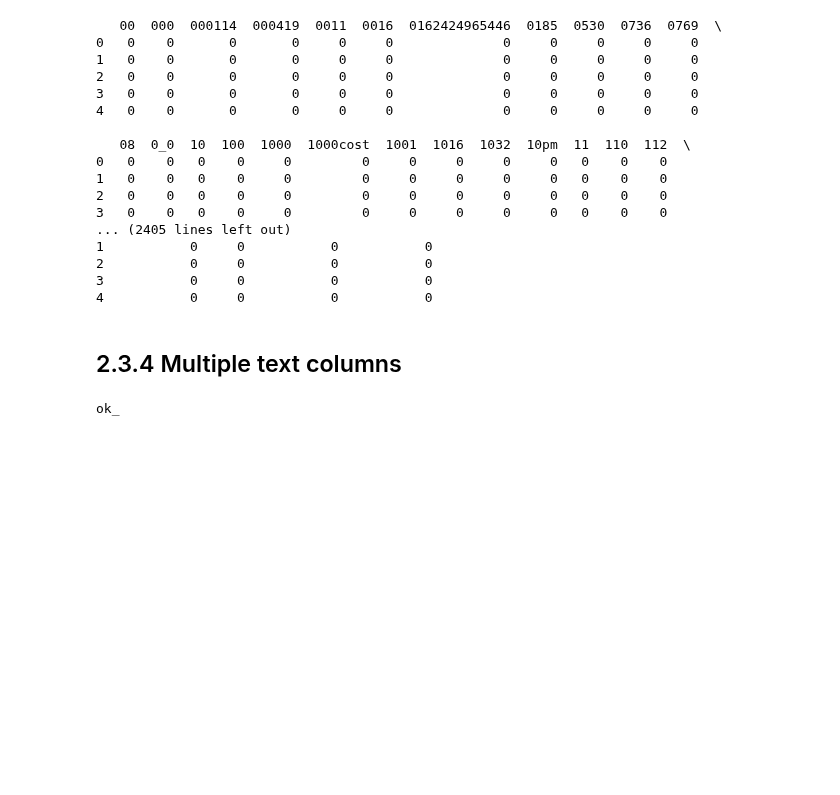
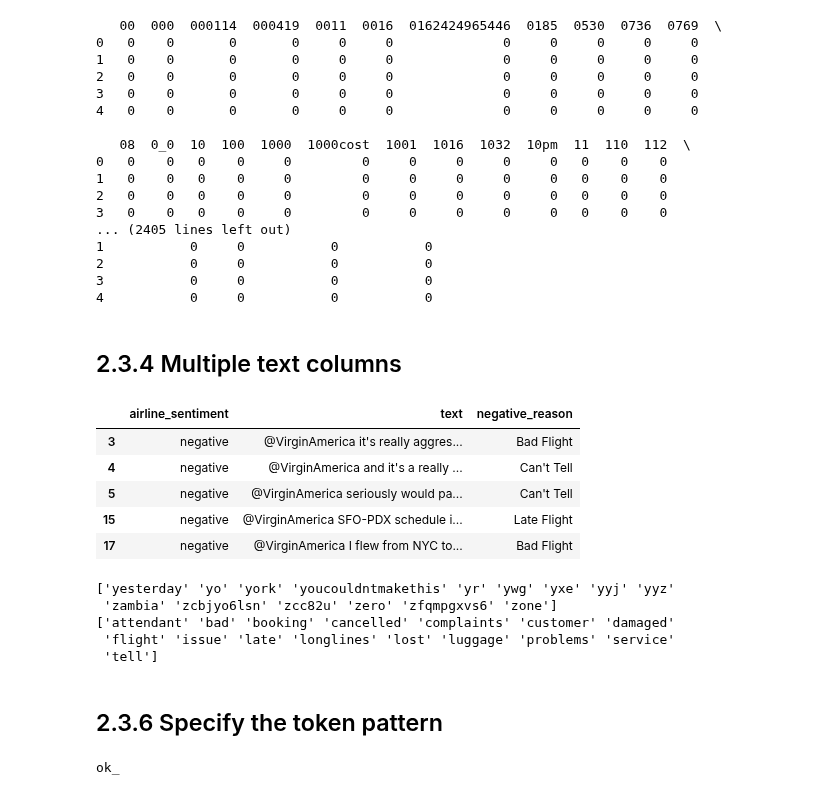
Before and after one commit to oecorrechag/natural_language_processing, a Jupyter notebook: 2. Sentiment Analysis in Python/notebooks/2.3.0_More on Numeric Vectors Transforming Tweets.ipynb, the cells around one changed output. Drawn from its saved outputs; the diff is of its cells as text; code cells hidden in the pictures; blank space fills up the shorter version.

```diff
--- a/2. Sentiment Analysis in Python/notebooks/2.3.0_More on Numeric Vectors Transforming Tweets.ipynb
+++ b/2. Sentiment Analysis in Python/notebooks/2.3.0_More on Numeric Vectors Transforming Tweets.ipynb
@@ -105,6 +105,41 @@ print(X_df.head())
 4           0     0           0           0
 # %% [markdown]
 ## 2.3.4 Multiple text columns
+# %%
+tweets = pd.read_csv(raw / "Tweets.csv", sep=',')
+tweets = tweets.loc[:,['airline_sentiment', 'text', 'negativereason']]
+tweets.rename(columns={'negativereason':'negative_reason'}, inplace=True)
+tweets = tweets[tweets['airline_sentiment'] == 'negative']
+tweets = tweets.iloc[0:1258]
+tweets.head()
+# %% [output]
+|  | airline_sentiment | text | negative_reason |
+| 3 | negative | @VirginAmerica it's really aggres... | Bad Flight |
+| 4 | negative | @VirginAmerica and it's a really ... | Can't Tell |
+| 5 | negative | @VirginAmerica seriously would pa... | Can't Tell |
+| 15 | negative | @VirginAmerica SFO-PDX schedule i... | Late Flight |
+| 17 | negative | @VirginAmerica I flew from NYC to... | Bad Flight |
+# %%
+# Define the stop words
+my_stop_words = ENGLISH_STOP_WORDS.union(['airline', 'airlines', '@', 'am', 'pm'])
+
+# Build and fit the vectorizers
+vect1 = CountVectorizer(stop_words=my_stop_words)
+vect2 = CountVectorizer(stop_words=ENGLISH_STOP_WORDS)
+vect1.fit(tweets.text)
+vect2.fit(tweets.negative_reason)
+
+# Print the last 15 features from the first, and all from second vectorizer
+print(vect1.get_feature_names_out()[-15:])
+print(vect2.get_feature_names_out())
+# %% [output]
+['yesterday' 'yo' 'york' 'youcouldntmakethis' 'yr' 'ywg' 'yxe' 'yyj' 'yyz'
+ 'zambia' 'zcbjyo6lsn' 'zcc82u' 'zero' 'zfqmpgxvs6' 'zone']
+['attendant' 'bad' 'booking' 'cancelled' 'complaints' 'customer' 'damaged'
+ 'flight' 'issue' 'late' 'longlines' 'lost' 'luggage' 'problems' 'service'
+ 'tell']
+# %% [markdown]
+## 2.3.6 Specify the token pattern
 # %%
 print('ok_')
 # %% [output]
```
